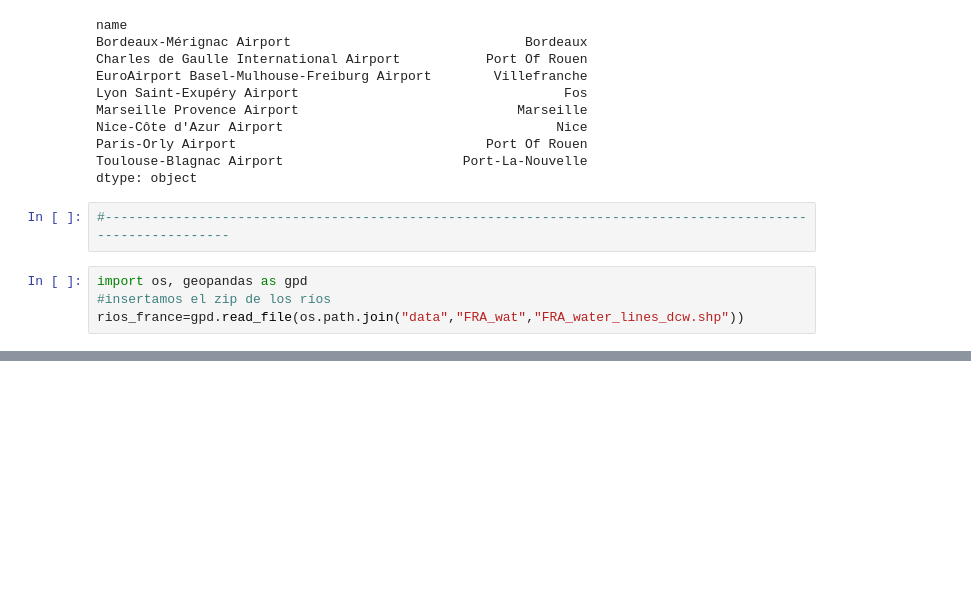
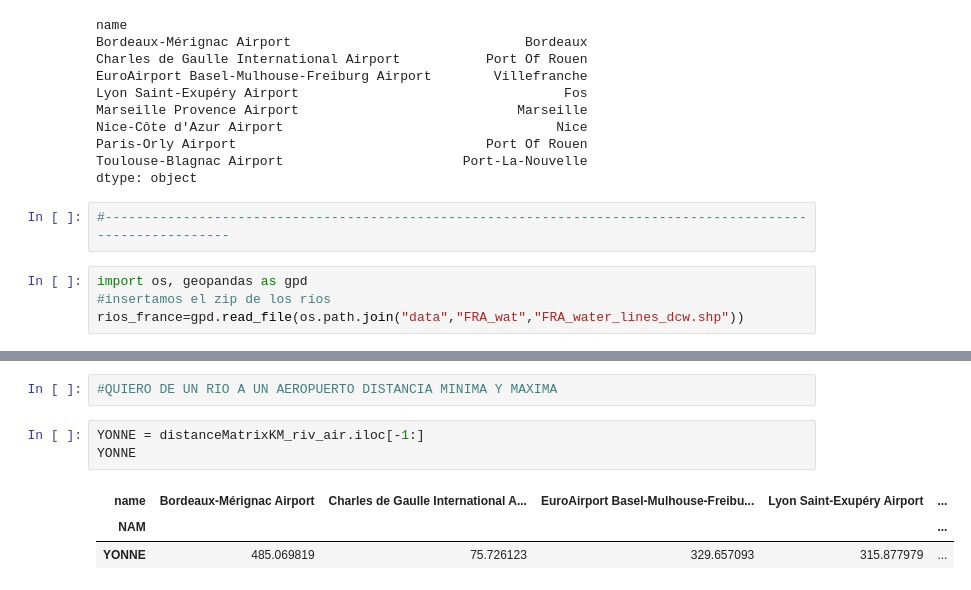
Before and after one commit to GaliaGabrielaG/distancias, a Jupyter notebook: distancias.ipynb, the cells around one changed output, grey strips where cells are left out. Drawn from its saved outputs; the diff is of its cells as text; blank space fills up the shorter version.

```diff
--- a/distancias.ipynb
+++ b/distancias.ipynb
@@ -379,0 +429,9 @@ AttributeError: 'Map' object has no attribute 'explore'
+# %%
+#QUIERO DE UN RIO A UN AEROPUERTO DISTANCIA MINIMA Y MAXIMA
+# %%
+YONNE = distanceMatrixKM_riv_air.iloc[-1:]
+YONNE
+# %% [output]
+| name | Bordeaux-Mérignac Airport | Charles de Gaulle International A... | EuroAirport Basel-Mulhouse-Freibu... | Lyon Saint-Exupéry Airport | ... |
+| NAM |  |  |  |  | ... |
+| YONNE | 485.069819 | 75.726123 | 329.657093 | 315.877979 | ... |
```
Also changed, not shown: parts of 30 cells of this notebook.
